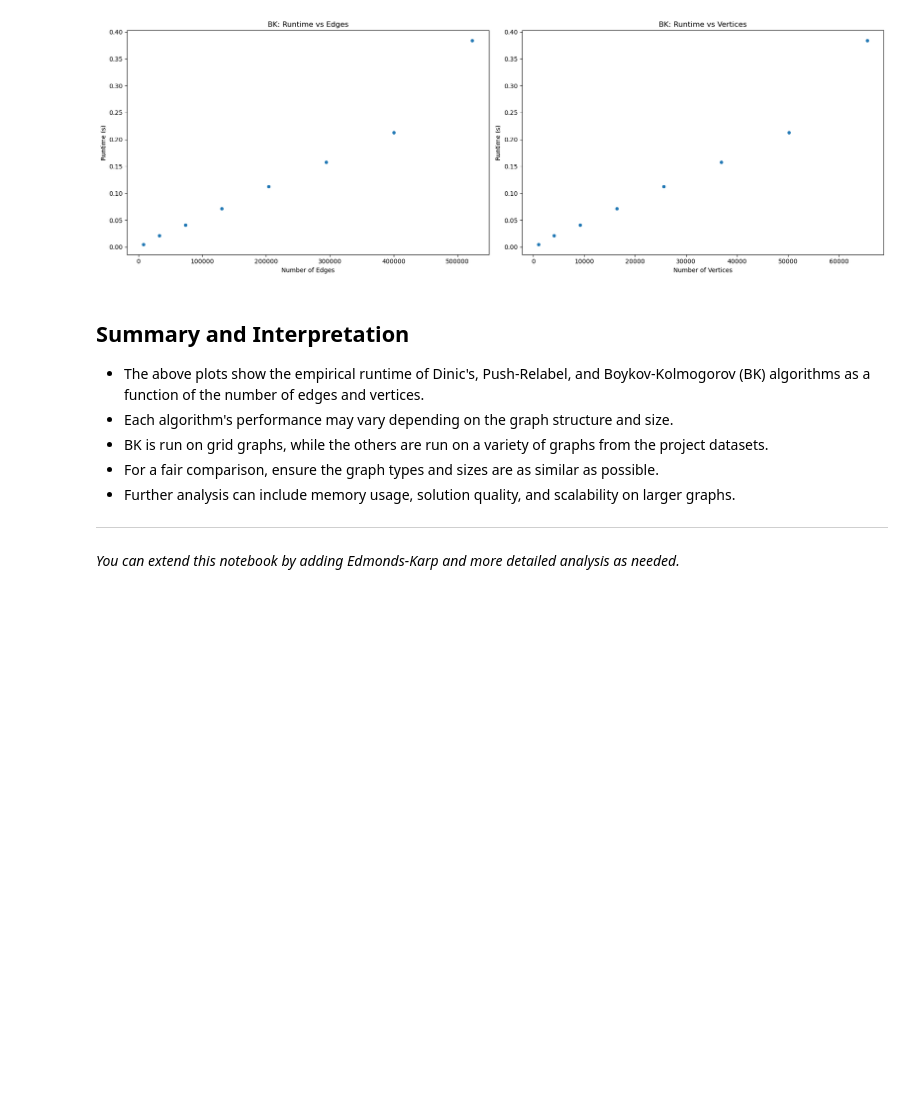
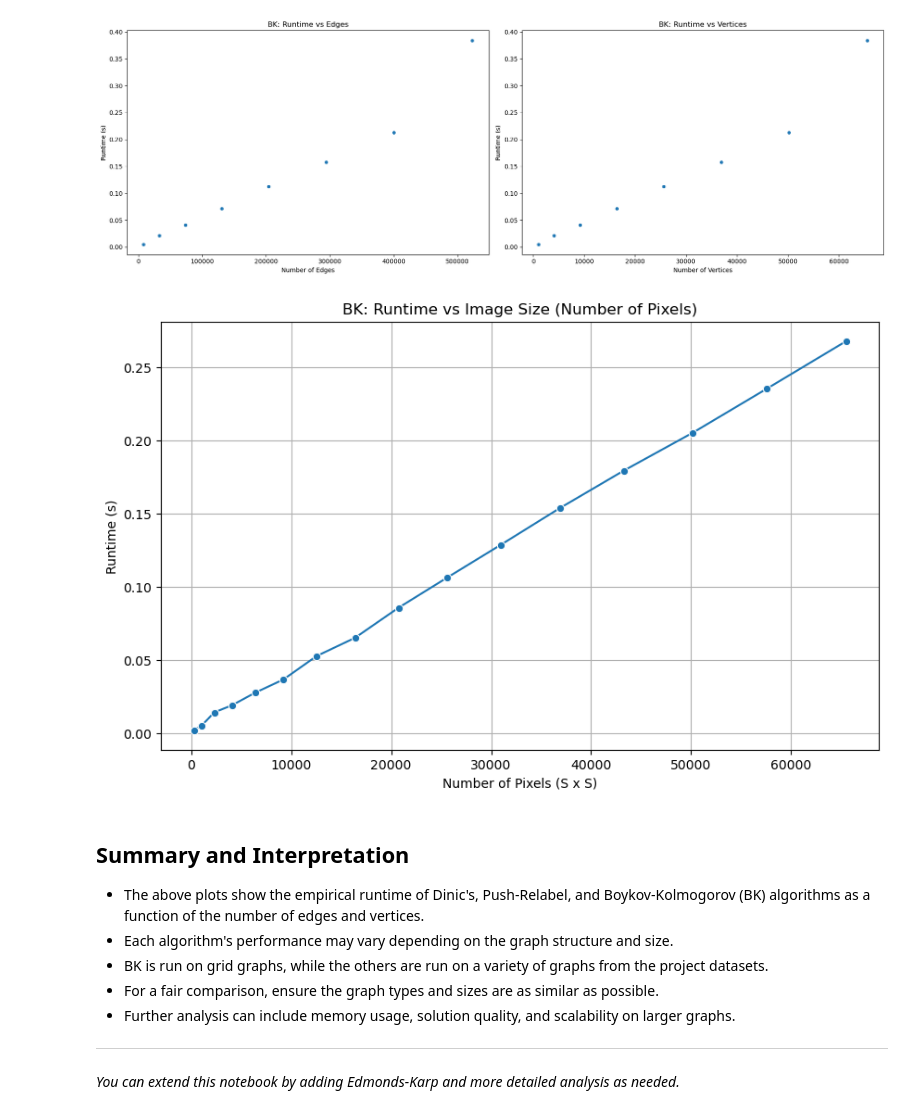
Before and after one commit to amitabh-anandpd/AAD_ProjectM25, a Jupyter notebook: main.ipynb, the cells around one changed output. Saved outputs shown, nothing was run; the diff lists cells and outputs as text; code cells hidden in the pictures; blank space fills up the shorter version.

Commit message:
BK runtime vs image size graph added

```diff
--- a/main.ipynb
+++ b/main.ipynb
@@ -289,6 +289,48 @@ plt.tight_layout()
 plt.show()
 # %% [output]
 [figure]
+# %%
+# --- BK: Runtime vs Image Size Experiment ---
+import numpy as np
+from PIL import Image
+
+bk_img_sizes = [i for i in range(16, 257, 16)]
+bk_img_times = []
+bk_img_pixels = []
+
+for S in bk_img_sizes:
+    # Create a synthetic binary image (random foreground/background)
+    img = (np.random.rand(S, S) > 0.5).astype(np.uint8) * 255
+    # Convert to PIL Image if needed (BK may expect numpy array or PIL Image)
+    # For this experiment, we assume BK can take a numpy array
+    # If your BK implementation expects a file, save and reload as needed
+    try:
+        g = bk_mod.build_grid_graph(S, S)  # Use the same grid graph builder for image size SxS
+        start = time.time()
+        g.max_flow(0, 1)
+        end = time.time()
+        runtime = end - start
+    except Exception as e:
+        runtime = np.nan
+    bk_img_times.append(runtime)
+    bk_img_pixels.append(S * S)
+
+bk_img_df = pd.DataFrame({
+    "image_size": bk_img_sizes,
+    "num_pixels": bk_img_pixels,
+    "runtime": bk_img_times
+})
+
+# Plot runtime vs image size (pixels)
+plt.figure(figsize=(10, 6))
+sns.lineplot(data=bk_img_df, x="num_pixels", y="runtime", marker="o")
+plt.title("BK: Runtime vs Image Size (Number of Pixels)")
+plt.xlabel("Number of Pixels (S x S)")
+plt.ylabel("Runtime (s)")
+plt.grid(True)
+plt.show()
+# %% [output]
+[figure, added]
 # %% [markdown]
 ## Summary and Interpretation
 
```
